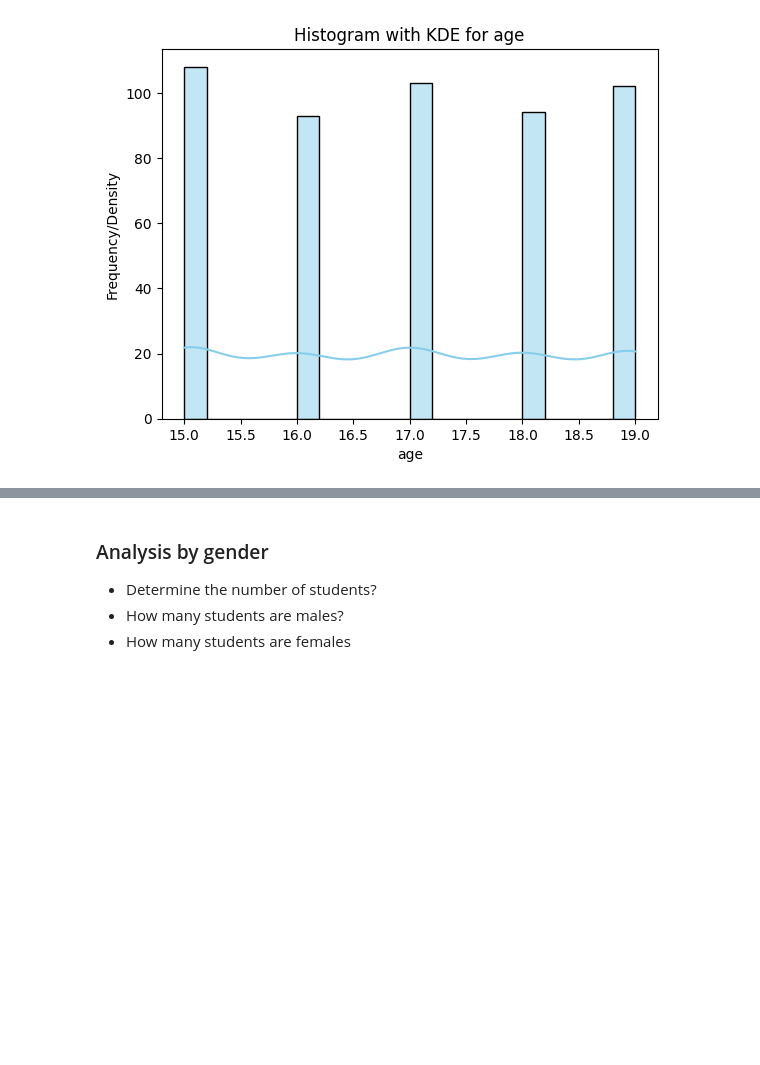
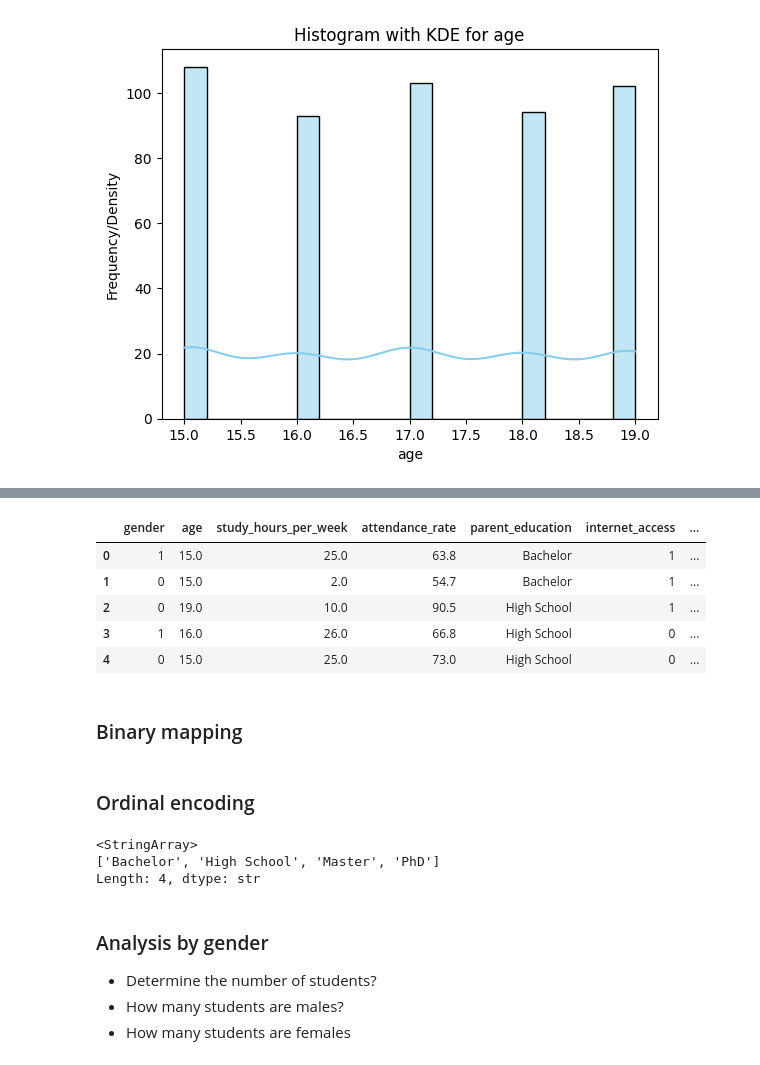
Before and after one commit to raymakoko/Student_Performance_Analyzer, a Jupyter notebook: notebooks/cleaningdata.ipynb, the cells around one changed output, grey strips where cells are left out. Saved outputs shown, nothing was run; the diff lists cells and outputs as text; code cells hidden in the pictures; blank space fills up the shorter version.

```diff
--- a/notebooks/cleaningdata.ipynb
+++ b/notebooks/cleaningdata.ipynb
@@ -262,0 +272,31 @@ plt.show()
+# %%
+#convert gender into (male/female) into 1 and 0
+df['gender'] = df['gender'].map({'Male': 1, 'Female':0})
+
+#convert internet access(yes/no) into 1 and 0
+df['internet_access'] = df['internet_access'].map({'Yes': 1, 'No': 0})
+
+#convert extracurricular (yes/no) into 1 and 0
+df['extracurricular'] = df['extracurricular'].map({'Yes': 1, 'No': 0})
+
+#convert passed (yes/no) into 1 and 0
+df['passed'] = df['passed'].map({'Yes': 1, 'No': 0})
+# %%
+df.head()
+# %% [output]
+|  | gender | age | study_hours_per_week | attendance_rate | parent_education | internet_access | ... |
+| 0 | 1 | 15.0 | 25.0 | 63.8 | Bachelor | 1 | ... |
+| 1 | 0 | 15.0 | 2.0 | 54.7 | Bachelor | 1 | ... |
+| 2 | 0 | 19.0 | 10.0 | 90.5 | High School | 1 | ... |
+| 3 | 1 | 16.0 | 26.0 | 66.8 | High School | 0 | ... |
+| 4 | 0 | 15.0 | 25.0 | 73.0 | High School | 0 | ... |
+# %% [markdown]
+### Binary mapping
+# %% [markdown]
+###  Ordinal encoding
+# %%
+df['parent_education'].unique()
+# %% [output]
+<StringArray>
+['Bachelor', 'High School', 'Master', 'PhD']
+Length: 4, dtype: str
```
Also changed, not shown: parts of 10 cells of this notebook, 3 other files.
